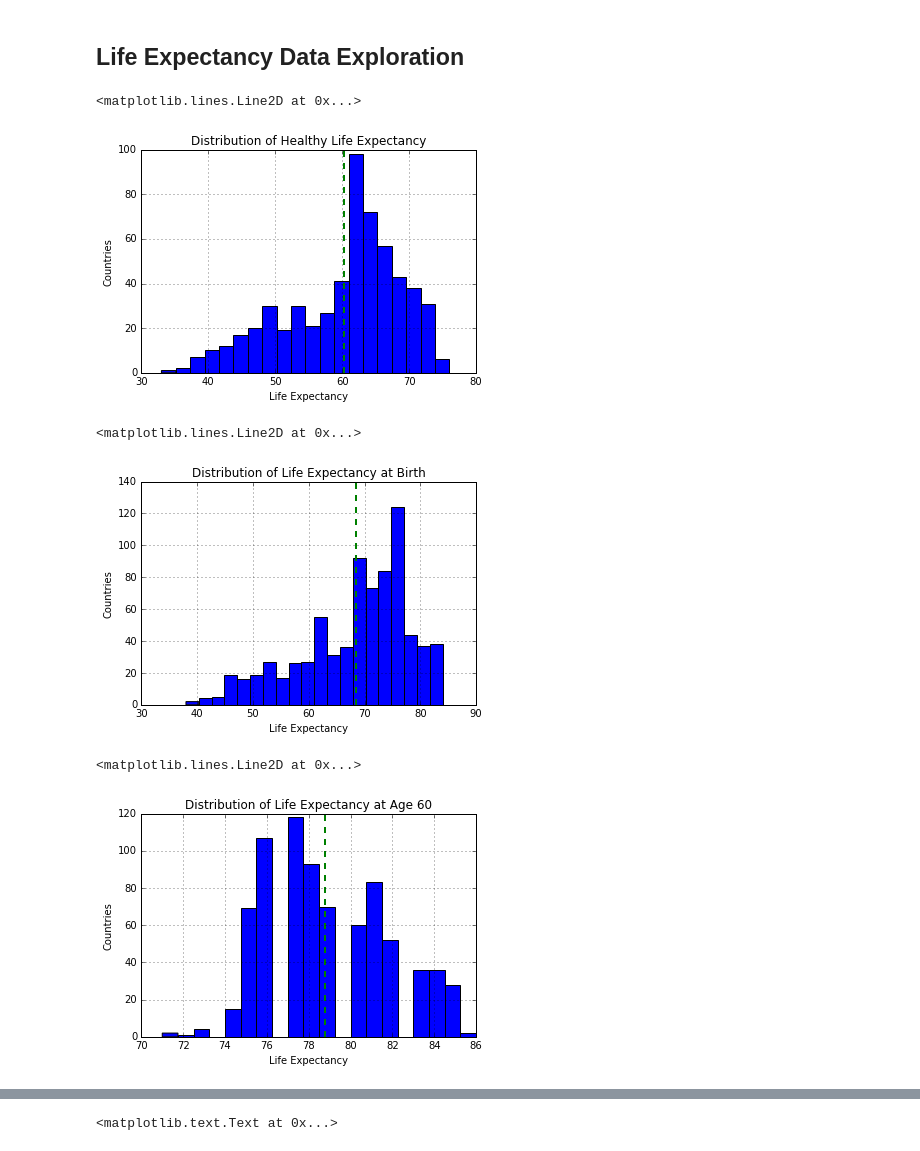
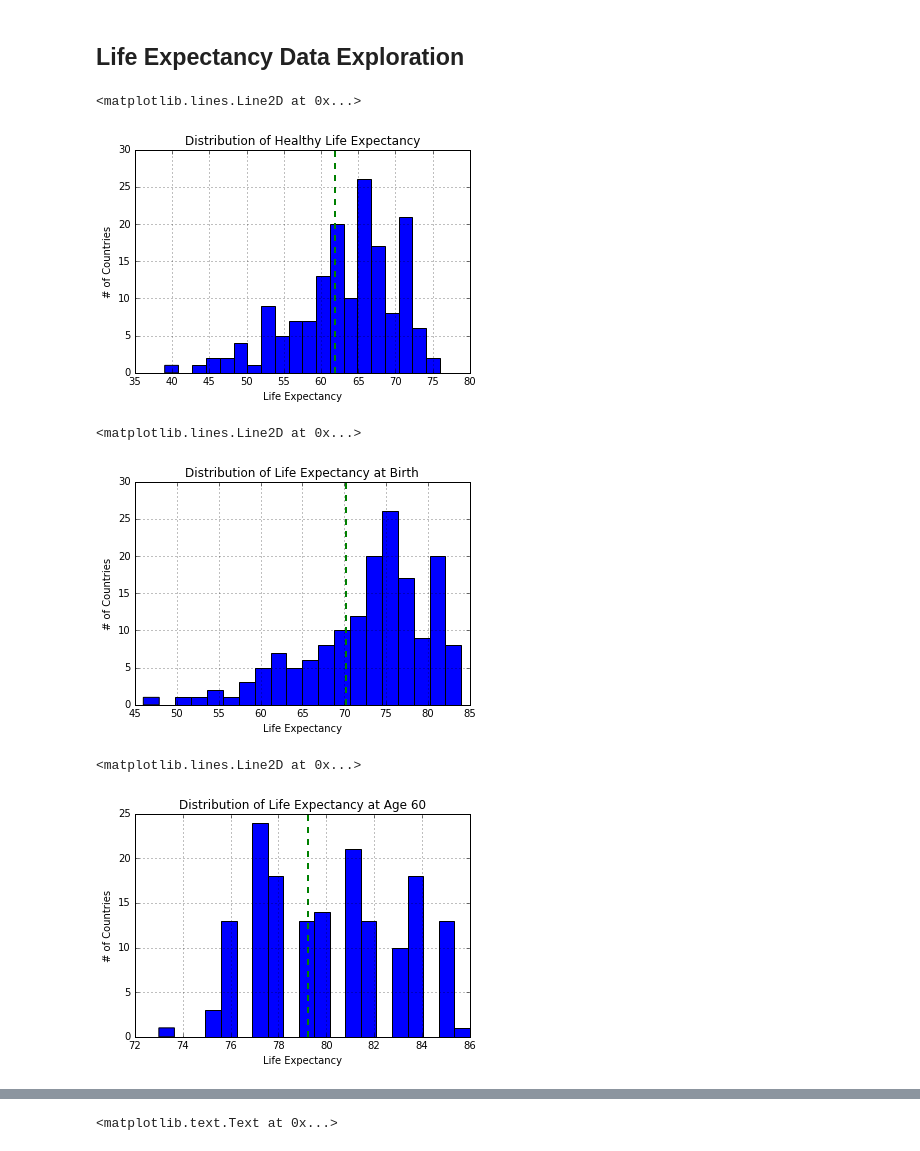
Before and after one commit to brychung/hello-world, a Jupyter notebook: AndreaDominicSarah/project/Lab Notebook SK AP DD.ipynb, the cells around one changed output, grey strips where cells are left out. Drawn from its saved outputs; the diff is of its cells as text; code cells hidden in the pictures.

```diff
--- a/AndreaDominicSarah/project/Lab Notebook SK AP DD.ipynb
+++ b/AndreaDominicSarah/project/Lab Notebook SK AP DD.ipynb
@@ -338,35 +338,35 @@ HIV.head()
 # %% [markdown]
 ## Life Expectancy Data Exploration
 # %%
-#historgram of HALE
-df_le_clean.hist('HALEatBirth', bins = 20)
-pyplot.ylabel("Countries")
+#historgram of HALE for 2013
+df_le_clean[df_le_clean.Year=='2013-01-01'].hist('HALEatBirth', bins = 20)
+pyplot.ylabel("# of Countries")
 pyplot.xlabel("Life Expectancy")
 pyplot.title("Distribution of Healthy Life Expectancy")
 pyplot.axvline(df_le_clean['HALEatBirth'].mean(), color='g', linestyle='dashed', linewidth=2)
 # %% [output]
 <matplotlib.lines.Line2D at 0x...>
-[figure, old version]
+[figure, new version]
 # %%
-#histogram of Life Expectanct at Birth
-df_le_clean.hist('LEatBirth', bins = 20)
-pyplot.ylabel("Countries")
+#histogram of Life Expectanct at Birth for 2013
+df_le_clean[df_le_clean.Year=='2013-01-01'].hist('LEatBirth', bins = 20)
+pyplot.ylabel("# of Countries")
 pyplot.xlabel("Life Expectancy")
 pyplot.title("Distribution of Life Expectancy at Birth")
 pyplot.axvline(df_le_clean['LEatBirth'].mean(), color='g', linestyle='dashed', linewidth=2)
 # %% [output]
 <matplotlib.lines.Line2D at 0x...>
-[figure, old version]
+[figure, new version]
 # %%
 #histogram of Life Expectanct at 60 - using adjusted values to represent total age
-df_le_clean.hist('LEat60-Adj', bins = 20)
-pyplot.ylabel("Countries")
+df_le_clean[df_le_clean.Year=='2013-01-01'].hist('LEat60-Adj', bins = 20)
+pyplot.ylabel("# of Countries")
 pyplot.xlabel("Life Expectancy")
 pyplot.title("Distribution of Life Expectancy at Age 60")
 pyplot.axvline(df_le_clean['LEat60-Adj'].mean(), color='g', linestyle='dashed', linewidth=2)
 # %% [output]
 <matplotlib.lines.Line2D at 0x...>
-[figure, old version]
+[figure, new version]
 # %%
 #compare all 3 on 1 graph
 df_le_clean[df_le_clean.Year=='2013-01-01'].LEatBirth.hist(label = "Life Expectancy at Birth", figsize = (10,5))
```
Also changed, not shown: parts of 11 cells of this notebook.
